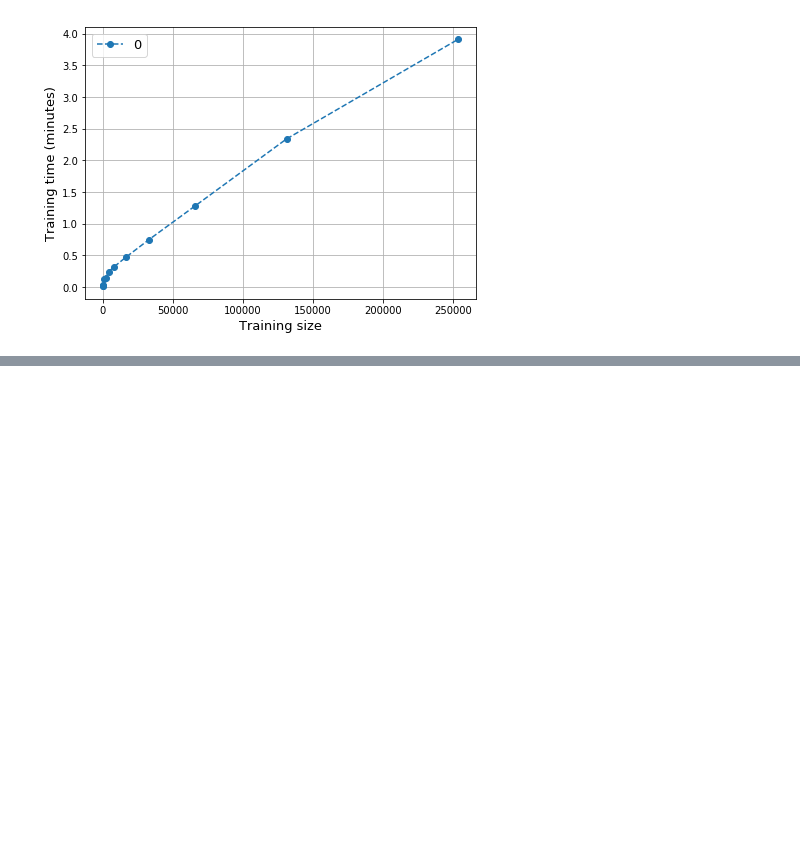
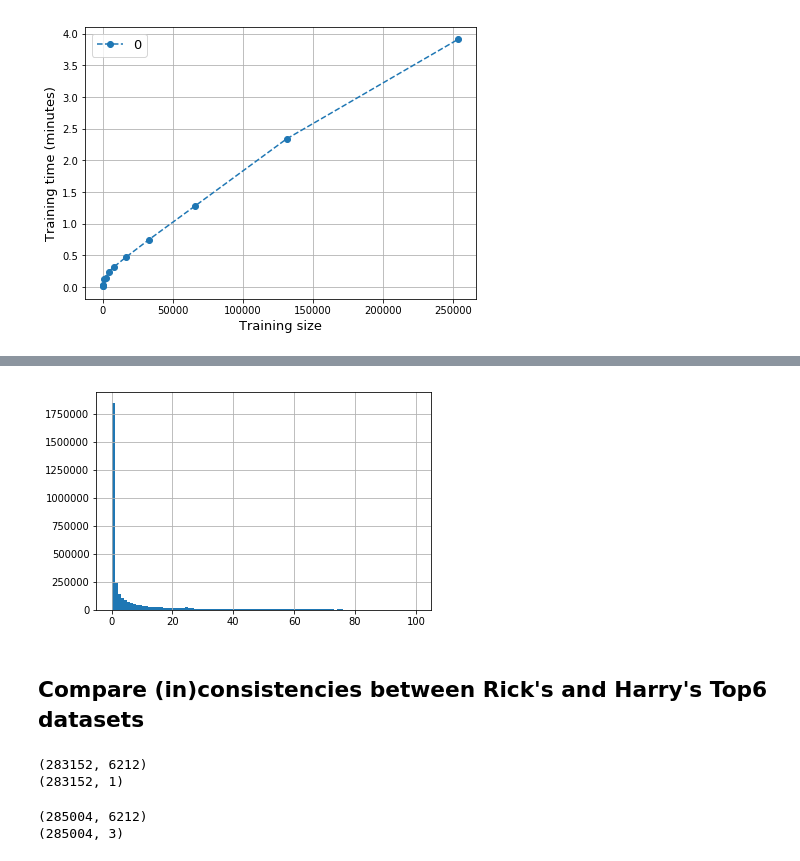
Before and after one commit to adpartin/LearningCurves, a Jupyter notebook: notebooks/sandbox.ipynb, the cells around one changed output, grey strips where cells are left out. Drawn from its saved outputs; the diff is of its cells as text; code cells hidden in the pictures; blank space fills up the shorter version.

```diff
--- a/notebooks/sandbox.ipynb
+++ b/notebooks/sandbox.ipynb
@@ -66,0 +102,25 @@ datadir = Path('../top6_data_splits')
+# %%
+plt.hist(r['EC50se'], bins=100);
+plt.grid(True)
+# %% [output]
+[figure, added]
+# %% [markdown]
+## Compare (in)consistencies between Rick's and Harry's Top6 datasets
+# %%
+# Rick
+xr = pd.read_parquet(Path('../../pilot1/data/processed/data_splits/top6_cv_simple/xdata.parquet'))
+yr = pd.read_parquet(Path('../../pilot1/data/processed/data_splits/top6_cv_simple/ydata.parquet'))
+print(xr.shape)
+print(yr.shape)
+# %% [output]
+(283152, 6212)
+(283152, 1)
+# %%
+# Harry
+xh = pd.read_parquet(Path('../top6_data_splits_/xdata.parquet'))
+mh = pd.read_parquet(Path('../top6_data_splits_/meta.parquet'))
+print(xh.shape)
+print(mh.shape)
+# %% [output]
+(285004, 6212)
+(285004, 3)
```
Also changed, not shown: parts of 11 cells of this notebook, 7 other files.
